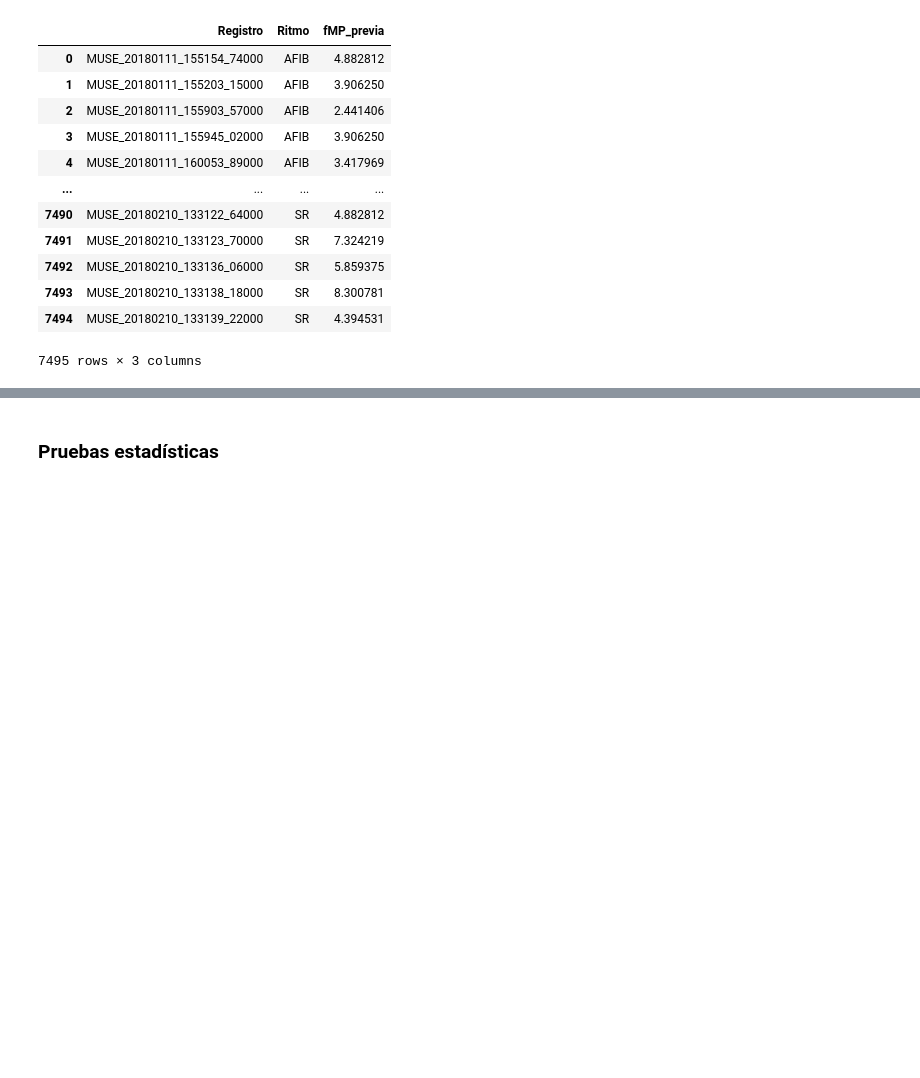
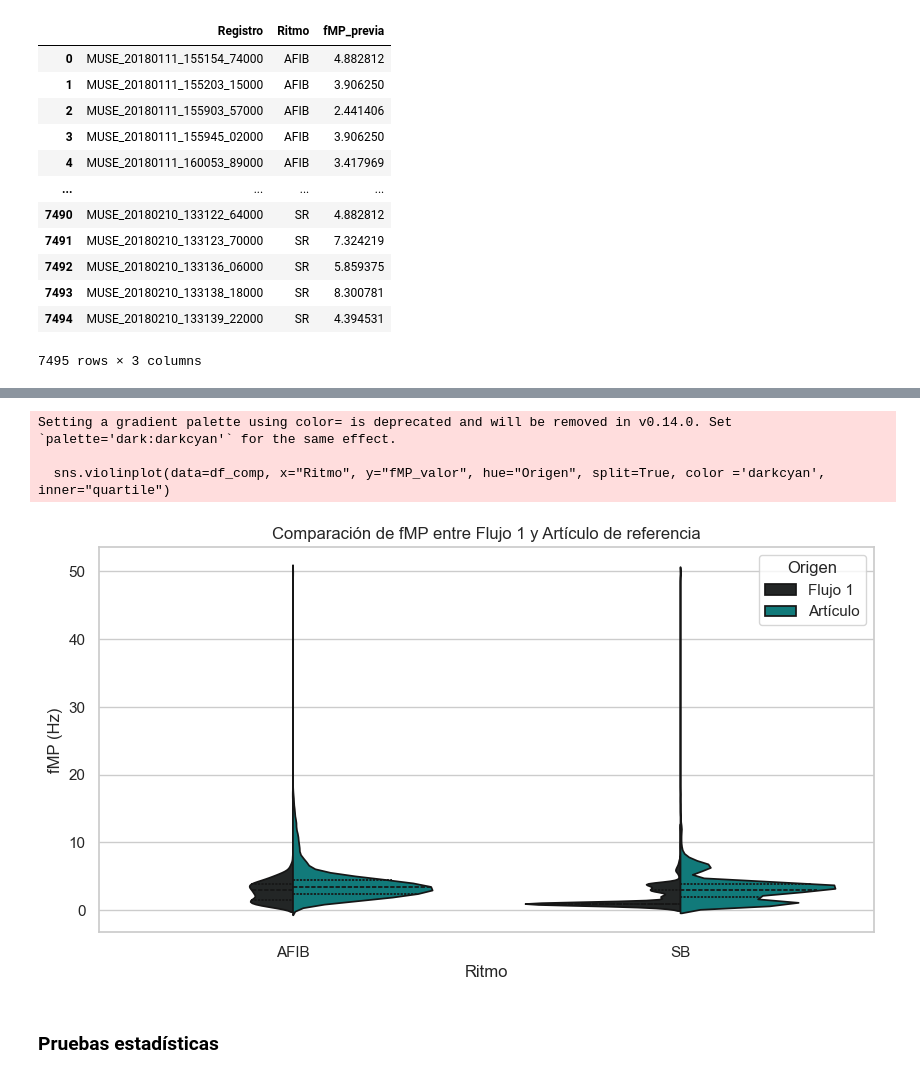
Before and after one commit to LisethTiria/Biosenales-2025-1, a Jupyter notebook: Proyecto3_ecg/proyecto3_denoised.ipynb, the cells around one changed output, grey strips where cells are left out. Drawn from its saved outputs; the diff is of its cells as text; code cells hidden in the pictures; blank space fills up the shorter version.

```diff
--- a/Proyecto3_ecg/proyecto3_denoised.ipynb
+++ b/Proyecto3_ecg/proyecto3_denoised.ipynb
@@ -297,3 +316,24 @@ plt.show()
+# %%
+# Comparación de fMP entre Flujo 1 y Artículo ChapmanECG
+ritmos_comparar = ["AFIB", "SB"]
+df_comp = df_comparacion_fmp[df_comparacion_fmp["Ritmo"].isin(ritmos_comparar)].copy()
+
+# Estilo general
+sns.set(style="whitegrid")
+
+# Violinplot
+plt.figure(figsize=(10, 5))
+sns.violinplot(data=df_comp, x="Ritmo", y="fMP_valor", hue="Origen", split=True, color ='darkcyan', inner="quartile")
+plt.title("Comparación de fMP entre Flujo 1 y Artículo de referencia")
+plt.ylabel("fMP (Hz)")
+plt.xlabel("Ritmo")
+plt.legend(title="Origen")
+plt.show()
+# %% [output]
+Setting a gradient palette using color= is deprecated and will be removed in v0.14.0. Set `palette='dark:darkcyan'` for the same effect.
+
+  sns.violinplot(data=df_comp, x="Ritmo", y="fMP_valor", hue="Origen", split=True, color ='darkcyan', inner="quartile")
+[figure, added]
 # %% [markdown]
 ### Pruebas estadísticas
 # %% [markdown]
```
Also changed, not shown: parts of 13 cells of this notebook.
